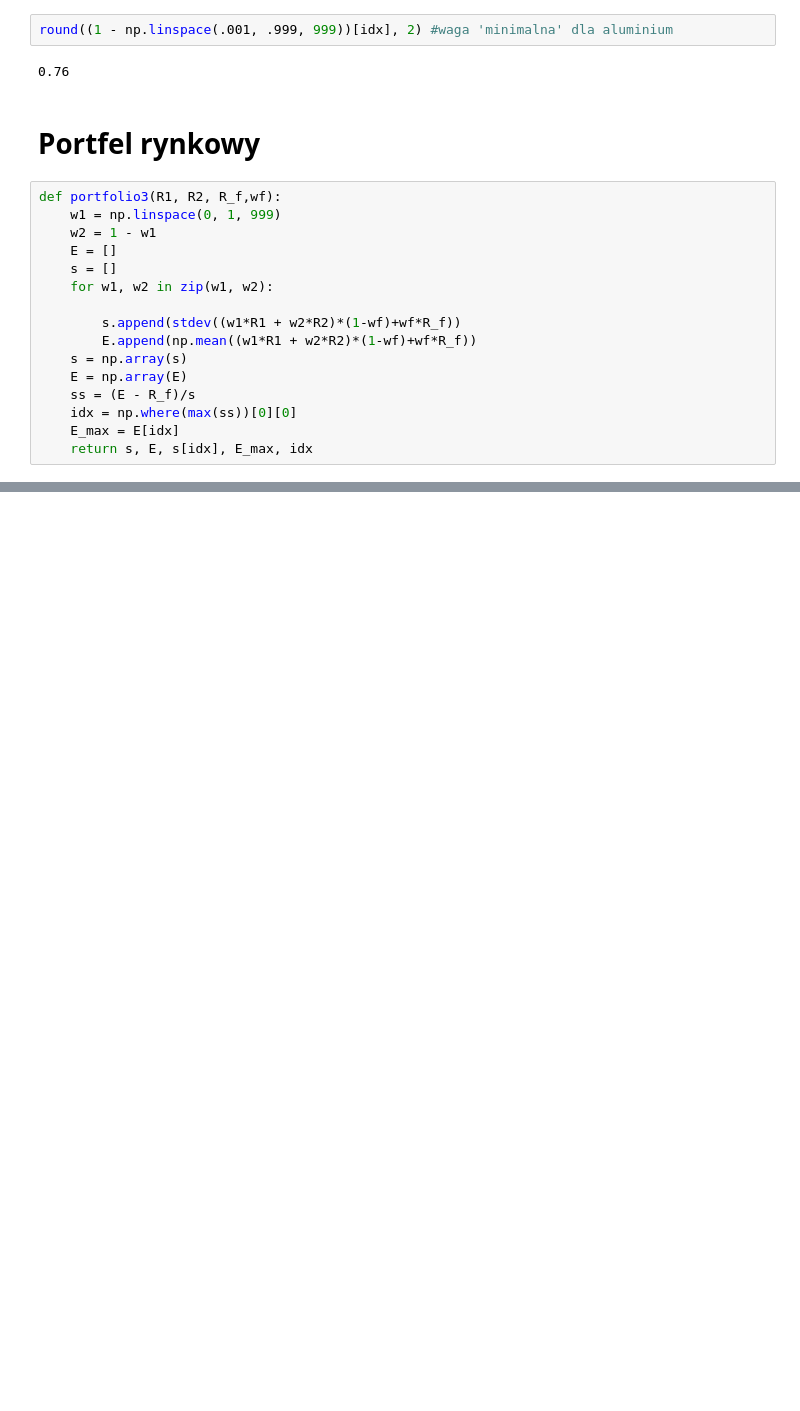
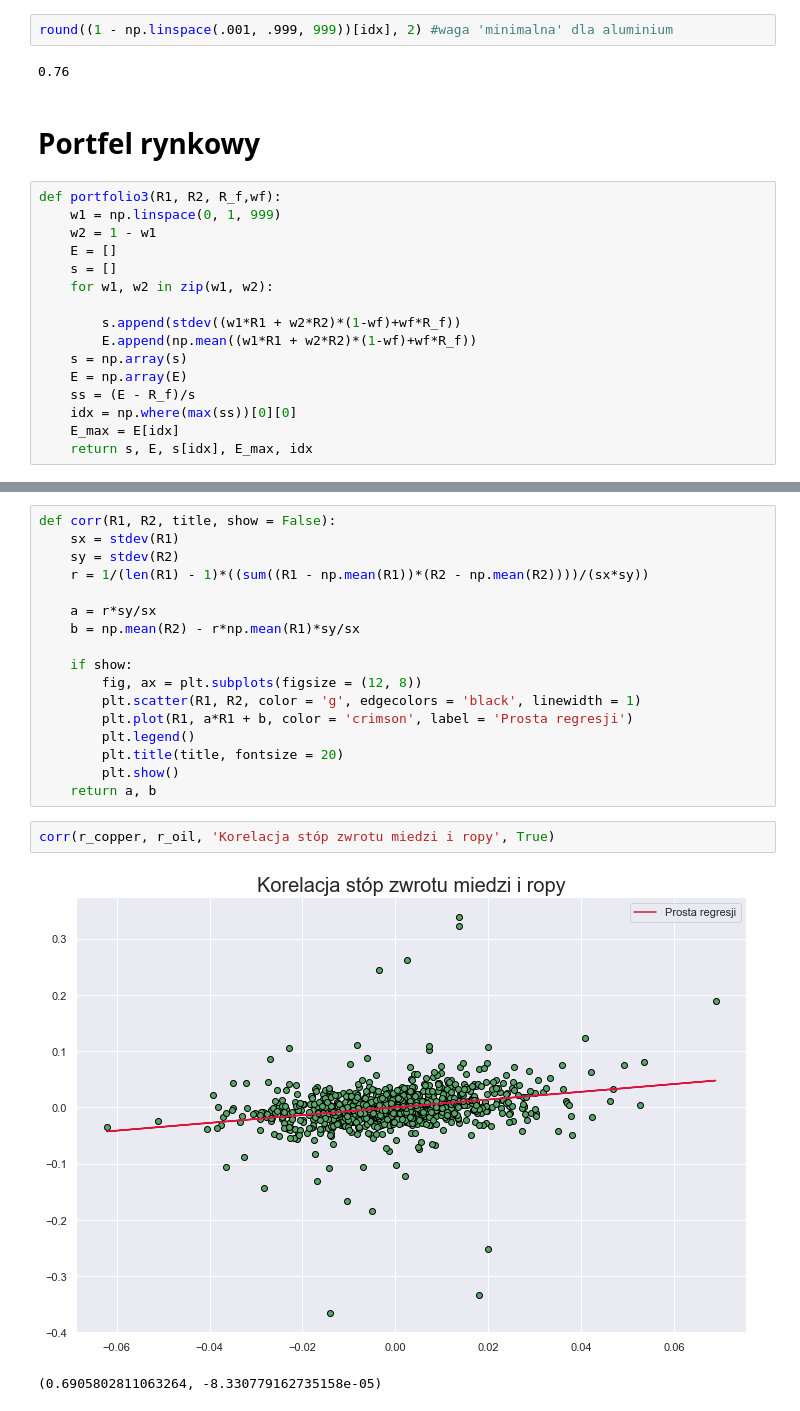
Before and after one commit to Szymex49/NVIDIA_risk_management, a Jupyter notebook: Raport_3/Wiktorowski.ipynb, the cells around one changed output, grey strips where cells are left out. Saved outputs shown, nothing was run; the diff lists cells and outputs as text; blank space fills up the shorter version.

```diff
--- a/Raport_3/Wiktorowski.ipynb
+++ b/Raport_3/Wiktorowski.ipynb
@@ -300,0 +329,22 @@ plt.show()
+# %%
+def corr(R1, R2, title, show = False):
+    sx = stdev(R1)
+    sy = stdev(R2)
+    r = 1/(len(R1) - 1)*((sum((R1 - np.mean(R1))*(R2 - np.mean(R2))))/(sx*sy))
+
+    a = r*sy/sx
+    b = np.mean(R2) - r*np.mean(R1)*sy/sx
+
+    if show:
+        fig, ax = plt.subplots(figsize = (12, 8))
+        plt.scatter(R1, R2, color = 'g', edgecolors = 'black', linewidth = 1)
+        plt.plot(R1, a*R1 + b, color = 'crimson', label = 'Prosta regresji')
+        plt.legend()
+        plt.title(title, fontsize = 20)
+        plt.show()
+    return a, b
+# %%
+corr(r_copper, r_oil, 'Korelacja stóp zwrotu miedzi i ropy', True)
+# %% [output]
+[figure, added]
+(0.6905802811063264, -8.330779162735158e-05)
```
Also changed, not shown: parts of 12 cells of this notebook.
